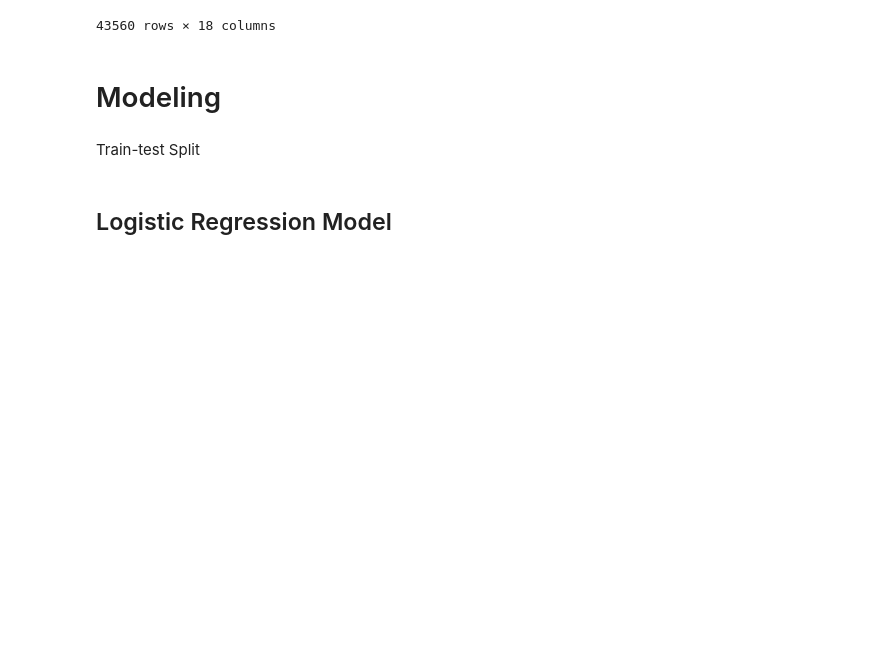
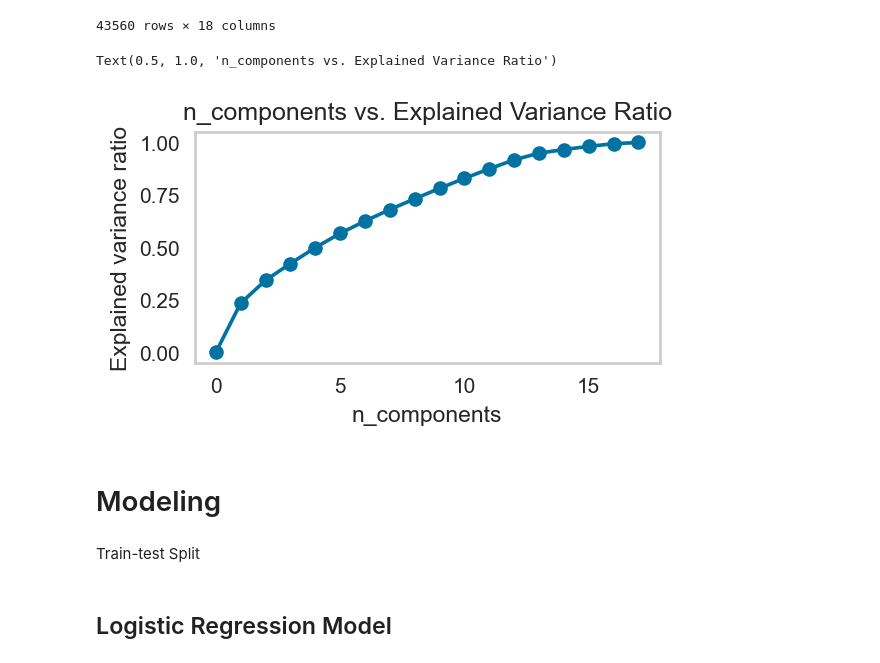
Before and after one commit to Uemara/data-leak-detection, a Jupyter notebook: Data_Leakage_Detection.ipynb, the cells around one changed output. Drawn from its saved outputs; the diff is of its cells as text; code cells hidden in the pictures; blank space fills up the shorter version.

```diff
--- a/Data_Leakage_Detection.ipynb
+++ b/Data_Leakage_Detection.ipynb
@@ -309,3 +311,7 @@ for col in ['Authority', 'File Operation', 'Data Sensitivity Level', 'External D
+# %%
+df['time'] = df['date'].dt.hour * 3600 + df['date'].dt.minute * 60 + df['date'].dt.second
+scaler = StandardScaler()
+df['time'] = scaler.fit_transform(df[['time']])
 # %%
 df = (
     df.drop(columns=['date'], axis=1)
@@ -345,3 +351,21 @@ df_cleaned
 | 49498 | 0 | 0 | 1 | 1 | 1 | 1 | ... |
 | 49499 | 0 | 1 | 0 | 0 | 0 | 1 | ... |
 43560 rows × 18 columns
+# %%
+var_ratio = []
+nums = np.arange(18)
+
+for num in nums:
+  pca = PCA(n_components=num)
+  pca.fit(df_cleaned.drop(columns=['Abnormality']))
+  var_ratio.append(np.sum(pca.explained_variance_ratio_))
+# %%
+plt.figure(figsize=(4,2),dpi=150)
+plt.grid()
+plt.plot(nums,var_ratio,marker='o')
+plt.xlabel('n_components')
+plt.ylabel('Explained variance ratio')
+plt.title('n_components vs. Explained Variance Ratio')
+# %% [output]
+Text(0.5, 1.0, 'n_components vs. Explained Variance Ratio')
+[figure, added]
```
Also changed, not shown: parts of 39 cells of this notebook, 2 other files.
